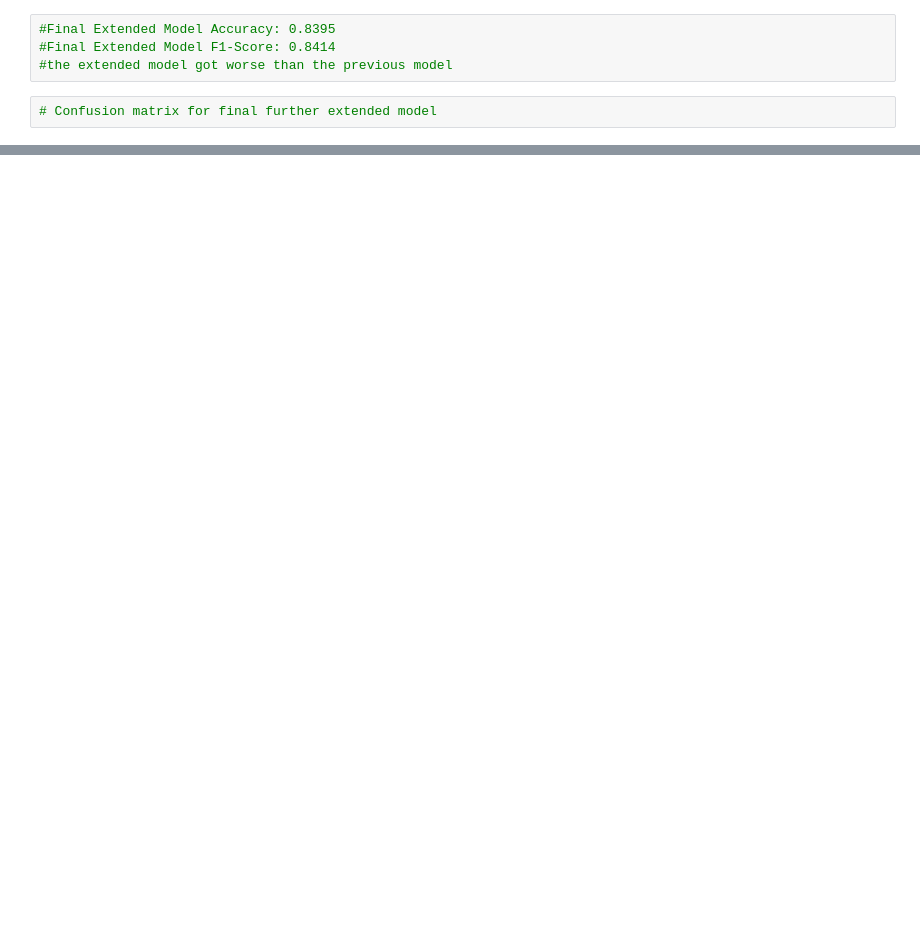
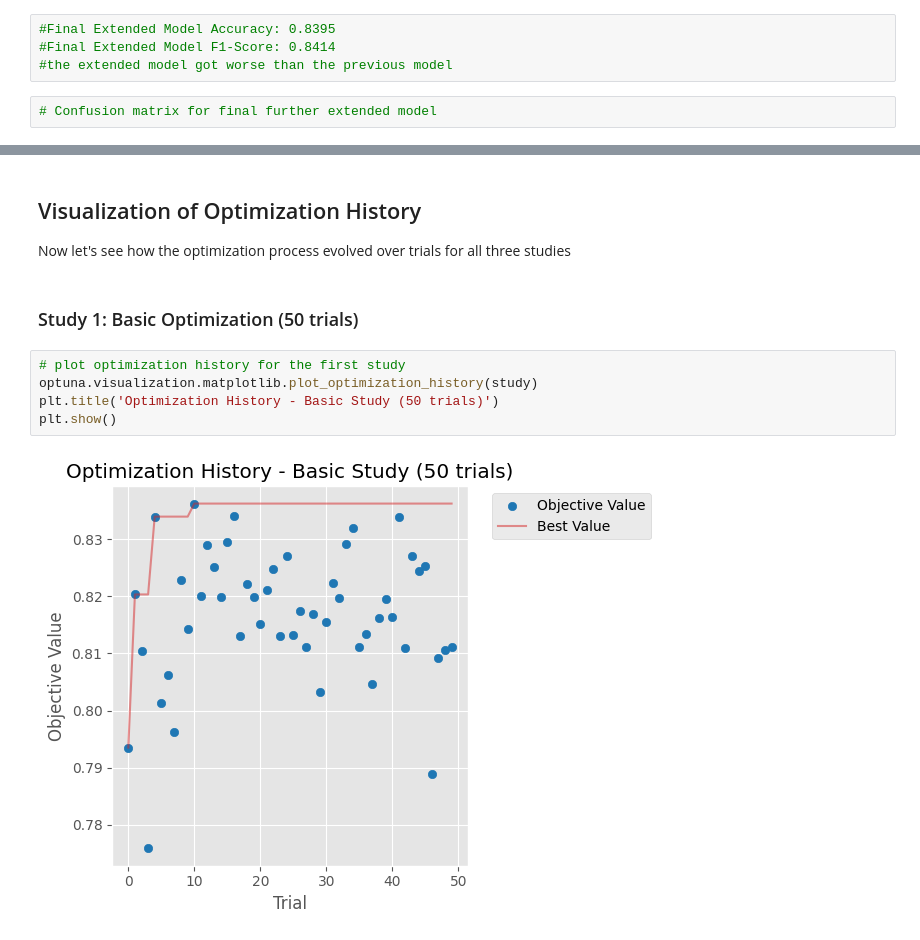
Before and after one commit to 03vladd/ML, a Jupyter notebook: Lab2.ipynb, the cells around one changed output, grey strips where cells are left out. Drawn from its saved outputs; the diff is of its cells as text; blank space fills up the shorter version.

Commit message:
Implemented plots for optuna hyperparamenter tuning + overall project results

```diff
--- a/Lab2.ipynb
+++ b/Lab2.ipynb
@@ -1228,0 +1246,13 @@ plt.show()
+# %% [markdown]
+## Visualization of Optimization History
+
+Now let's see how the optimization process evolved over trials for all three studies
+# %% [markdown]
+### Study 1: Basic Optimization (50 trials)
+# %%
+# plot optimization history for the first study
+optuna.visualization.matplotlib.plot_optimization_history(study)
+plt.title('Optimization History - Basic Study (50 trials)')
+plt.show()
+# %% [output]
+[figure, added]
```
Also changed, not shown: parts of 53 cells of this notebook.
